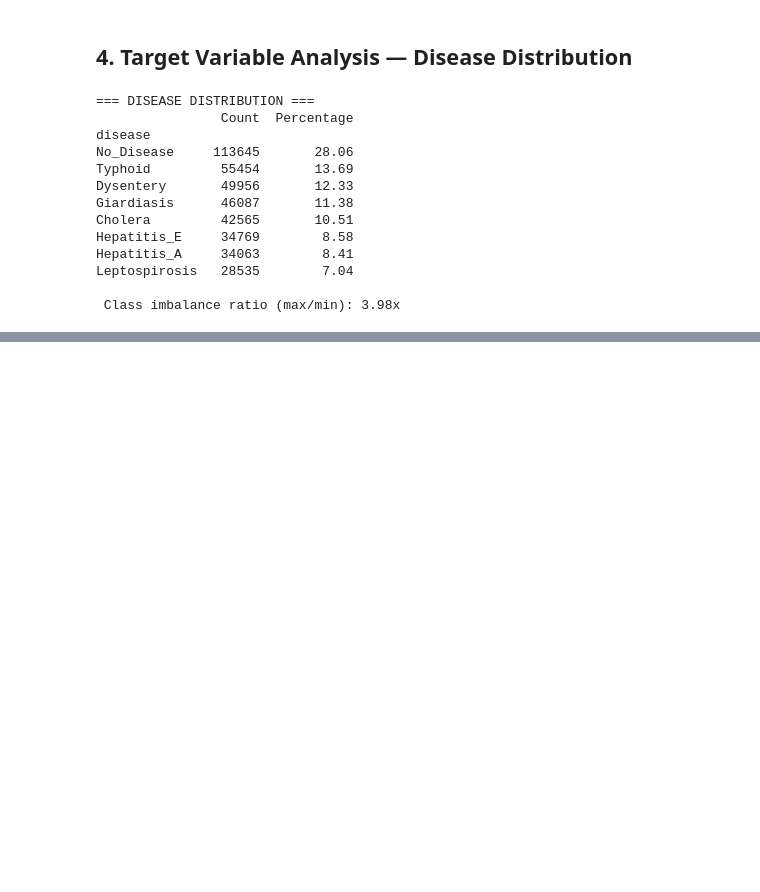
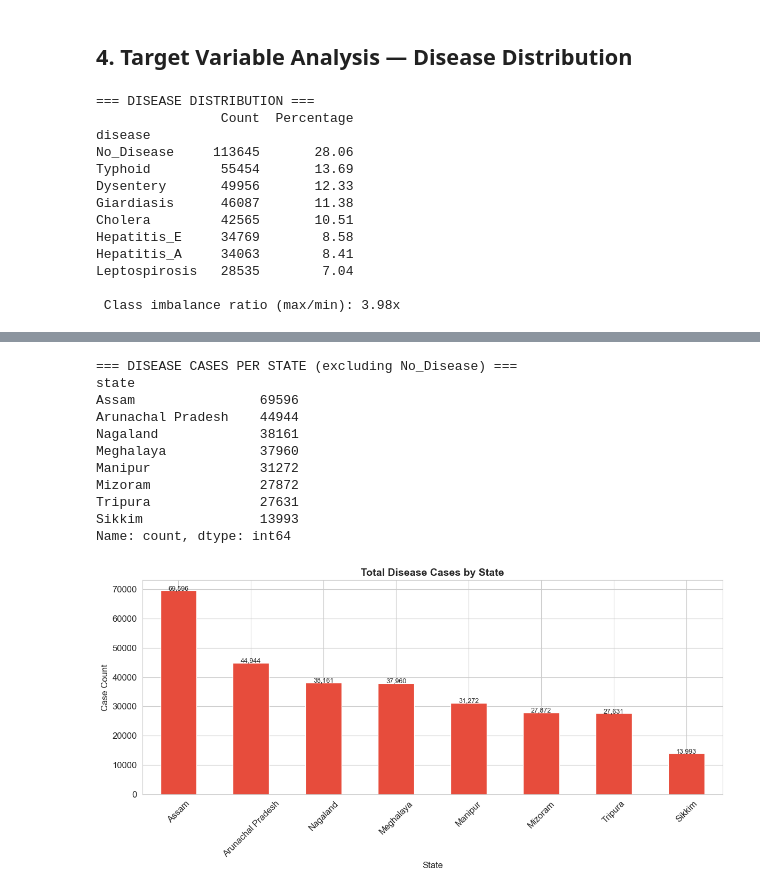
Before and after one commit to sumeet-016/NE-EpiGuard, a Jupyter notebook: Notebooks/EDA.ipynb, the cells around one changed output, grey strips where cells are left out. Cells and saved outputs as stored; diff of their text form; code cells hidden in the pictures; blank space fills up the shorter version.

```diff
--- a/Notebooks/EDA.ipynb
+++ b/Notebooks/EDA.ipynb
@@ -222,0 +281,30 @@ Leptospirosis   28535        7.04
+# %%
+# Total cases per state
+state_cases = data[data['disease'] != 'No_Disease']['state'].value_counts()
+print('=== DISEASE CASES PER STATE (excluding No_Disease) ===')
+print(state_cases)
+
+fig, ax = plt.subplots(figsize=(12, 6))
+state_cases.plot(kind='bar', color='#e74c3c', ax=ax, edgecolor='white')
+ax.set_title('Total Disease Cases by State', fontsize=14, fontweight='bold')
+ax.set_xlabel('State')
+ax.set_ylabel('Case Count')
+ax.tick_params(axis='x', rotation=45)
+for i, val in enumerate(state_cases.values):
+    ax.text(i, val + 100, f'{val:,}', ha='center', fontsize=9)
+plt.tight_layout()
+plt.savefig('plots/03_cases_by_state.png', dpi=150, bbox_inches='tight')
+plt.show()
+# %% [output]
+=== DISEASE CASES PER STATE (excluding No_Disease) ===
+state
+Assam                69596
+Arunachal Pradesh    44944
+Nagaland             38161
+Meghalaya            37960
+Manipur              31272
+Mizoram              27872
+Tripura              27631
+Sikkim               13993
+Name: count, dtype: int64
+[figure, added]
```
Also changed, not shown: parts of 12 cells of this notebook, 4 other files.
